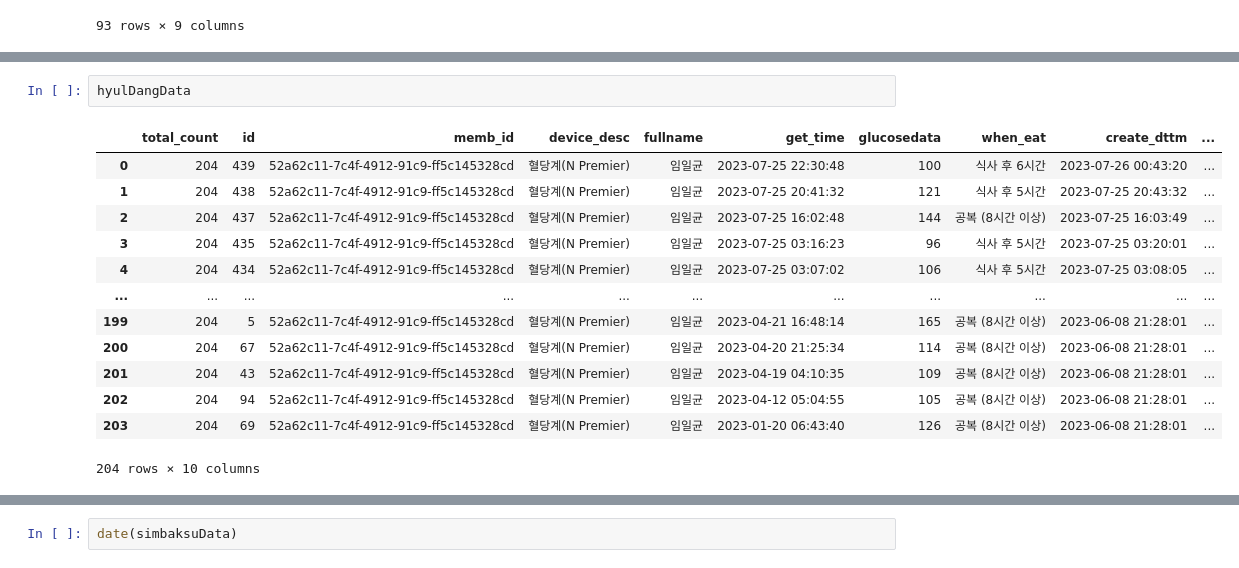
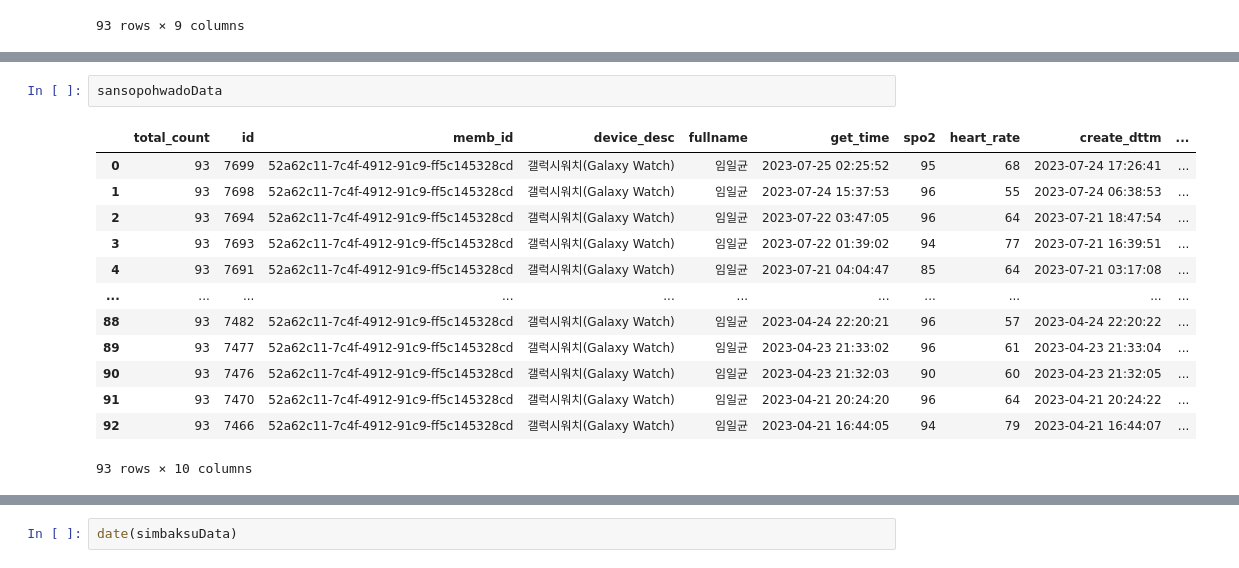
Before and after one commit to GitHayang/python, a Jupyter notebook: 미완성/healthData.ipynb, the cells around one changed output, grey strips where cells are left out. Drawn from its saved outputs; the diff is of its cells as text.

```diff
--- a/미완성/healthData.ipynb
+++ b/미완성/healthData.ipynb
@@ -126,18 +196,18 @@ A value is trying to be set on a copy of a slice from a DataFrame
 See the caveats in the documentation: https://pandas.pydata.org/pandas-docs/stable/user_guide/indexing.html#returning-a-view-versus-a-copy
   hyulApData["date"][i] =  hyulApData["get_time"][i][:13]
 # %%
-hyulDangData
+sansopohwadoData
 # %% [output]
-|  | total_count | id | memb_id | device_desc | fullname | get_time | glucosedata | when_eat | create_dttm | ... |
-| 0 | 204 | 439 | 52a62c11-7c4f-4912-91c9-ff5c145328cd | 혈당계(N Premier) | 임일균 | 2023-07-25 22:30:48 | 100 | 식사 후 6시간 | 2023-07-26 00:43:20 | ... |
-| 1 | 204 | 438 | 52a62c11-7c4f-4912-91c9-ff5c145328cd | 혈당계(N Premier) | 임일균 | 2023-07-25 20:41:32 | 121 | 식사 후 5시간 | 2023-07-25 20:43:32 | ... |
-| 2 | 204 | 437 | 52a62c11-7c4f-4912-91c9-ff5c145328cd | 혈당계(N Premier) | 임일균 | 2023-07-25 16:02:48 | 144 | 공복 (8시간 이상) | 2023-07-25 16:03:49 | ... |
-| 3 | 204 | 435 | 52a62c11-7c4f-4912-91c9-ff5c145328cd | 혈당계(N Premier) | 임일균 | 2023-07-25 03:16:23 | 96 | 식사 후 5시간 | 2023-07-25 03:20:01 | ... |
-| 4 | 204 | 434 | 52a62c11-7c4f-4912-91c9-ff5c145328cd | 혈당계(N Premier) | 임일균 | 2023-07-25 03:07:02 | 106 | 식사 후 5시간 | 2023-07-25 03:08:05 | ... |
+|  | total_count | id | memb_id | device_desc | fullname | get_time | spo2 | heart_rate | create_dttm | ... |
+| 0 | 93 | 7699 | 52a62c11-7c4f-4912-91c9-ff5c145328cd | 갤럭시워치(Galaxy Watch) | 임일균 | 2023-07-25 02:25:52 | 95 | 68 | 2023-07-24 17:26:41 | ... |
+| 1 | 93 | 7698 | 52a62c11-7c4f-4912-91c9-ff5c145328cd | 갤럭시워치(Galaxy Watch) | 임일균 | 2023-07-24 15:37:53 | 96 | 55 | 2023-07-24 06:38:53 | ... |
+| 2 | 93 | 7694 | 52a62c11-7c4f-4912-91c9-ff5c145328cd | 갤럭시워치(Galaxy Watch) | 임일균 | 2023-07-22 03:47:05 | 96 | 64 | 2023-07-21 18:47:54 | ... |
+| 3 | 93 | 7693 | 52a62c11-7c4f-4912-91c9-ff5c145328cd | 갤럭시워치(Galaxy Watch) | 임일균 | 2023-07-22 01:39:02 | 94 | 77 | 2023-07-21 16:39:51 | ... |
+| 4 | 93 | 7691 | 52a62c11-7c4f-4912-91c9-ff5c145328cd | 갤럭시워치(Galaxy Watch) | 임일균 | 2023-07-21 04:04:47 | 85 | 64 | 2023-07-21 03:17:08 | ... |
 | ... | ... | ... | ... | ... | ... | ... | ... | ... | ... | ... |
-| 199 | 204 | 5 | 52a62c11-7c4f-4912-91c9-ff5c145328cd | 혈당계(N Premier) | 임일균 | 2023-04-21 16:48:14 | 165 | 공복 (8시간 이상) | 2023-06-08 21:28:01 | ... |
-| 200 | 204 | 67 | 52a62c11-7c4f-4912-91c9-ff5c145328cd | 혈당계(N Premier) | 임일균 | 2023-04-20 21:25:34 | 114 | 공복 (8시간 이상) | 2023-06-08 21:28:01 | ... |
-| 201 | 204 | 43 | 52a62c11-7c4f-4912-91c9-ff5c145328cd | 혈당계(N Premier) | 임일균 | 2023-04-19 04:10:35 | 109 | 공복 (8시간 이상) | 2023-06-08 21:28:01 | ... |
-| 202 | 204 | 94 | 52a62c11-7c4f-4912-91c9-ff5c145328cd | 혈당계(N Premier) | 임일균 | 2023-04-12 05:04:55 | 105 | 공복 (8시간 이상) | 2023-06-08 21:28:01 | ... |
-| 203 | 204 | 69 | 52a62c11-7c4f-4912-91c9-ff5c145328cd | 혈당계(N Premier) | 임일균 | 2023-01-20 06:43:40 | 126 | 공복 (8시간 이상) | 2023-06-08 21:28:01 | ... |
+| 88 | 93 | 7482 | 52a62c11-7c4f-4912-91c9-ff5c145328cd | 갤럭시워치(Galaxy Watch) | 임일균 | 2023-04-24 22:20:21 | 96 | 57 | 2023-04-24 22:20:22 | ... |
+| 89 | 93 | 7477 | 52a62c11-7c4f-4912-91c9-ff5c145328cd | 갤럭시워치(Galaxy Watch) | 임일균 | 2023-04-23 21:33:02 | 96 | 61 | 2023-04-23 21:33:04 | ... |
+| 90 | 93 | 7476 | 52a62c11-7c4f-4912-91c9-ff5c145328cd | 갤럭시워치(Galaxy Watch) | 임일균 | 2023-04-23 21:32:03 | 90 | 60 | 2023-04-23 21:32:05 | ... |
+| 91 | 93 | 7470 | 52a62c11-7c4f-4912-91c9-ff5c145328cd | 갤럭시워치(Galaxy Watch) | 임일균 | 2023-04-21 20:24:20 | 96 | 64 | 2023-04-21 20:24:22 | ... |
+| 92 | 93 | 7466 | 52a62c11-7c4f-4912-91c9-ff5c145328cd | 갤럭시워치(Galaxy Watch) | 임일균 | 2023-04-21 16:44:05 | 94 | 79 | 2023-04-21 16:44:07 | ... |
-204 rows × 10 columns
+93 rows × 10 columns
```
Also changed, not shown: parts of 43 cells of this notebook.
